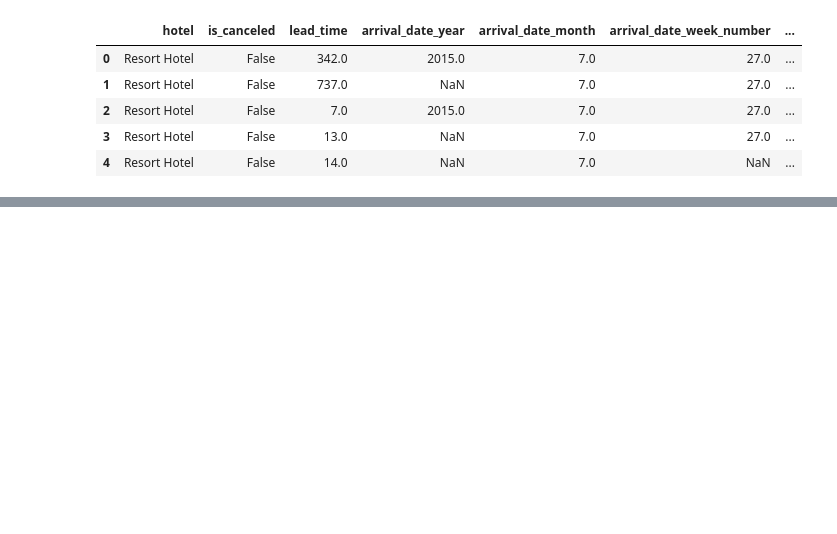
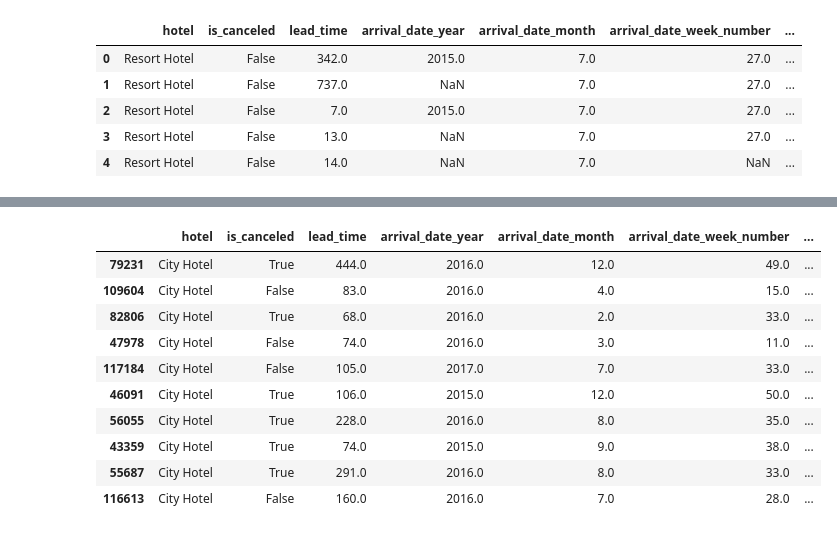
Before and after one commit to MaPitelli/fill_the_rooms, a Jupyter notebook: tranformations_final.ipynb, the cells around one changed output, grey strips where cells are left out. Cells and saved outputs as stored; diff of their text form; code cells hidden in the pictures; blank space fills up the shorter version.

```diff
--- a/tranformations_final.ipynb
+++ b/tranformations_final.ipynb
@@ -411,7 +235,7 @@ for i in range(0, len(nulos_esta_num), lote_size):
 # %%
-# Imputar valores nulos con la mediana para columnas con pocos nulos
+# Impute missing values with the median for columns with few nulls
 columns_median = [
-    'lead_time', 'arrival_date_month','arrival_date_day_of_month', 'stays_in_weekend_nights',
+    'lead_time', 'arrival_date_month', 'arrival_date_day_of_month', 'stays_in_weekend_nights',
     'stays_in_week_nights', 'previous_bookings_not_canceled',
     'booking_changes', 'days_in_waiting_list', 'adr', 'required_car_parking_spaces',
     'total_of_special_requests'
@@ -420,14 +244,11 @@ columns_median = [
 for col in columns_median:
     df[col].fillna(df[col].median(), inplace=True)
 
-# Imputar valores nulos con la moda para otras columnas
+# Impute missing values with the mode for other columns
 columns_mode = [
     'arrival_date_year', 'arrival_date_week_number',
-    'is_repeated_guest', 'previous_cancellations', 'agent', "babies", "adults"
+    'is_repeated_guest', 'previous_cancellations', 'agent', "adults"
 ]
 
 for col in columns_mode:
     df[col].fillna(df[col].mode()[0], inplace=True)
-
-# Eliminar la columna 'company' debido a un alto porcentaje de valores nulos
-#df.drop(columns=['company'], inplace=True)
@@ -456,2 +254,0 @@ df1[["babies","children"]][(df1["babies"]> 0) & (df1["children"]> 0)].sample(30)
-# %%
-df["total_children"] = df["children"] + df ["babies"] #tener en cuenta los nulos
@@ -607,3 +255,13 @@ df.drop_duplicates(keep='first', inplace=True)
+# %%
+# Add the children and babies columns
+
+df["total_children"] = df[["children", "babies"]].sum(axis=1, skipna=True)
+# %%
+# Drop column children  and babies
+
+columns_drop2 = ["children", "babies"]
+
+df = drop_columns(df,columns_drop2)
 # %%
 df.shape
 # %% [output]
@@ -610,0 +269,14 @@ df.shape
+# %%
+df.sample(10)
+# %% [output]
+|  | hotel | is_canceled | lead_time | arrival_date_year | arrival_date_month | arrival_date_week_number | ... |
+| 79231 | City Hotel | True | 444.0 | 2016.0 | 12.0 | 49.0 | ... |
+| 109604 | City Hotel | False | 83.0 | 2016.0 | 4.0 | 15.0 | ... |
+| 82806 | City Hotel | True | 68.0 | 2016.0 | 2.0 | 33.0 | ... |
+| 47978 | City Hotel | False | 74.0 | 2016.0 | 3.0 | 11.0 | ... |
+| 117184 | City Hotel | False | 105.0 | 2017.0 | 7.0 | 33.0 | ... |
+| 46091 | City Hotel | True | 106.0 | 2015.0 | 12.0 | 50.0 | ... |
+| 56055 | City Hotel | True | 228.0 | 2016.0 | 8.0 | 35.0 | ... |
+| 43359 | City Hotel | True | 74.0 | 2015.0 | 9.0 | 38.0 | ... |
+| 55687 | City Hotel | True | 291.0 | 2016.0 | 8.0 | 33.0 | ... |
+| 116613 | City Hotel | False | 160.0 | 2016.0 | 7.0 | 28.0 | ... |
```
Also changed, not shown: parts of 43 cells of this notebook.
